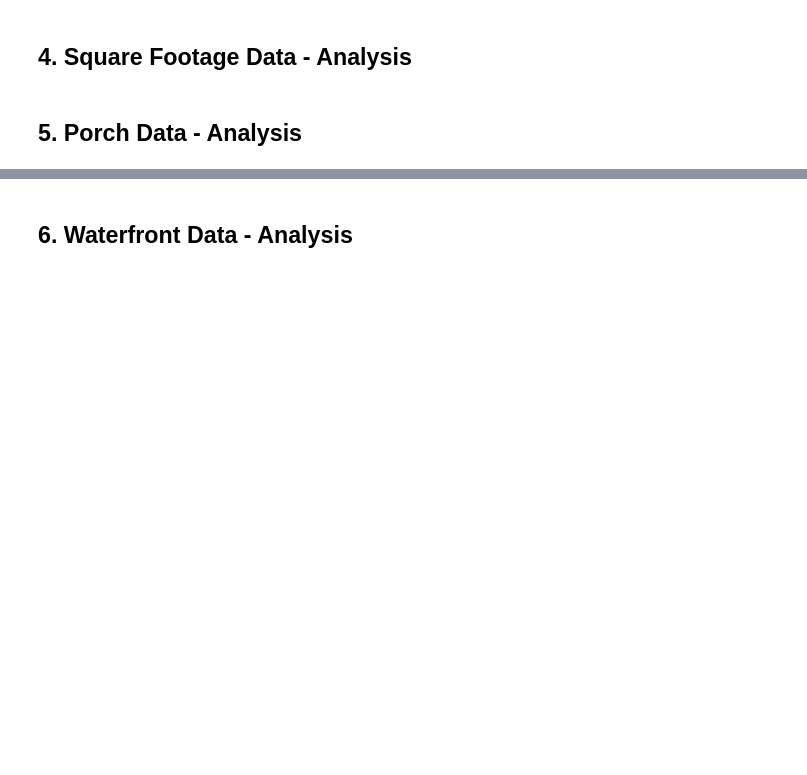
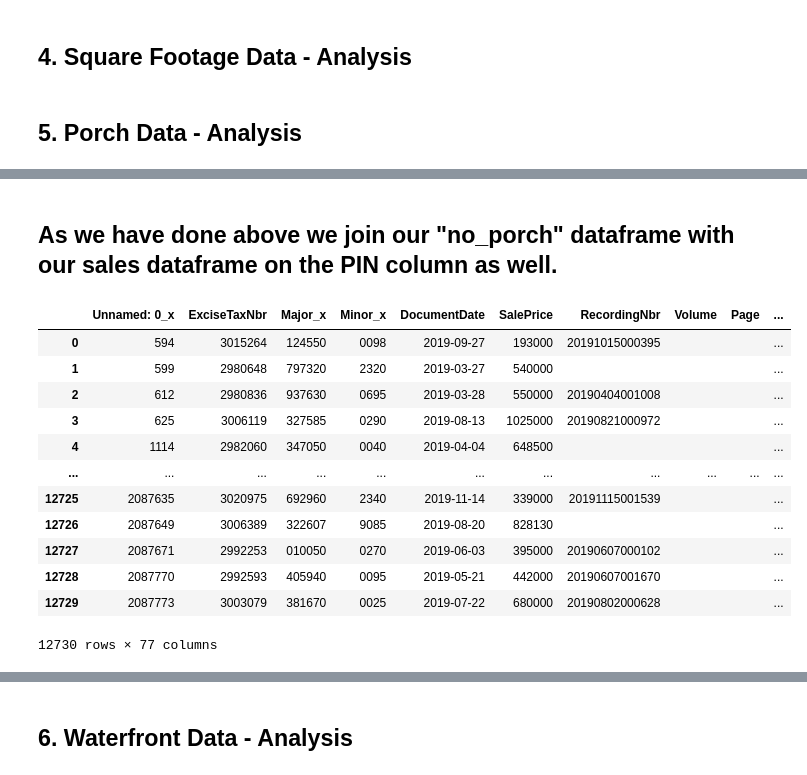
Before and after one commit to chum46/housing_sales_king_county, a Jupyter notebook: notebooks/report/00_final_report_and_summary.ipynb, the cells around one changed output, grey strips where cells are left out. Drawn from its saved outputs; the diff is of its cells as text; code cells hidden in the pictures; blank space fills up the shorter version.

```diff
--- a/notebooks/report/00_final_report_and_summary.ipynb
+++ b/notebooks/report/00_final_report_and_summary.ipynb
@@ -39,0 +61,3 @@ In summary, the report that follows addresses following questions:
+# %%
+no_porch= bldinfo_2019[(bldinfo_2019["SqFtOpenPorch"]==0)&(bldinfo_2019["SqFtEnclosedPorch"]==0)]
+no_porch
@@ -39,0 +97,19 @@ In summary, the report that follows addresses following questions:
+# %% [markdown]
+## As we have done above we join our "no_porch" dataframe  with our sales dataframe on the PIN column as well.
+# %%
+sales_and_no_porch=siftedsales.merge(no_porch, how="inner", on="PIN")
+sales_and_no_porch
+# %% [output]
+|  | Unnamed: 0_x | ExciseTaxNbr | Major_x | Minor_x | DocumentDate | SalePrice | RecordingNbr | Volume | Page | ... |
+| 0 | 594 | 3015264 | 124550 | 0098 | 2019-09-27 | 193000 | 20191015000395 |  |  | ... |
+| 1 | 599 | 2980648 | 797320 | 2320 | 2019-03-27 | 540000 |  |  |  | ... |
+| 2 | 612 | 2980836 | 937630 | 0695 | 2019-03-28 | 550000 | 20190404001008 |  |  | ... |
+| 3 | 625 | 3006119 | 327585 | 0290 | 2019-08-13 | 1025000 | 20190821000972 |  |  | ... |
+| 4 | 1114 | 2982060 | 347050 | 0040 | 2019-04-04 | 648500 |  |  |  | ... |
+| ... | ... | ... | ... | ... | ... | ... | ... | ... | ... | ... |
+| 12725 | 2087635 | 3020975 | 692960 | 2340 | 2019-11-14 | 339000 | 20191115001539 |  |  | ... |
+| 12726 | 2087649 | 3006389 | 322607 | 9085 | 2019-08-20 | 828130 |  |  |  | ... |
+| 12727 | 2087671 | 2992253 | 010050 | 0270 | 2019-06-03 | 395000 | 20190607000102 |  |  | ... |
+| 12728 | 2087770 | 2992593 | 405940 | 0095 | 2019-05-21 | 442000 | 20190607001670 |  |  | ... |
+| 12729 | 2087773 | 3003079 | 381670 | 0025 | 2019-07-22 | 680000 | 20190802000628 |  |  | ... |
+12730 rows × 77 columns
```
Also changed, not shown: parts of 14 cells of this notebook, 5 other files.
